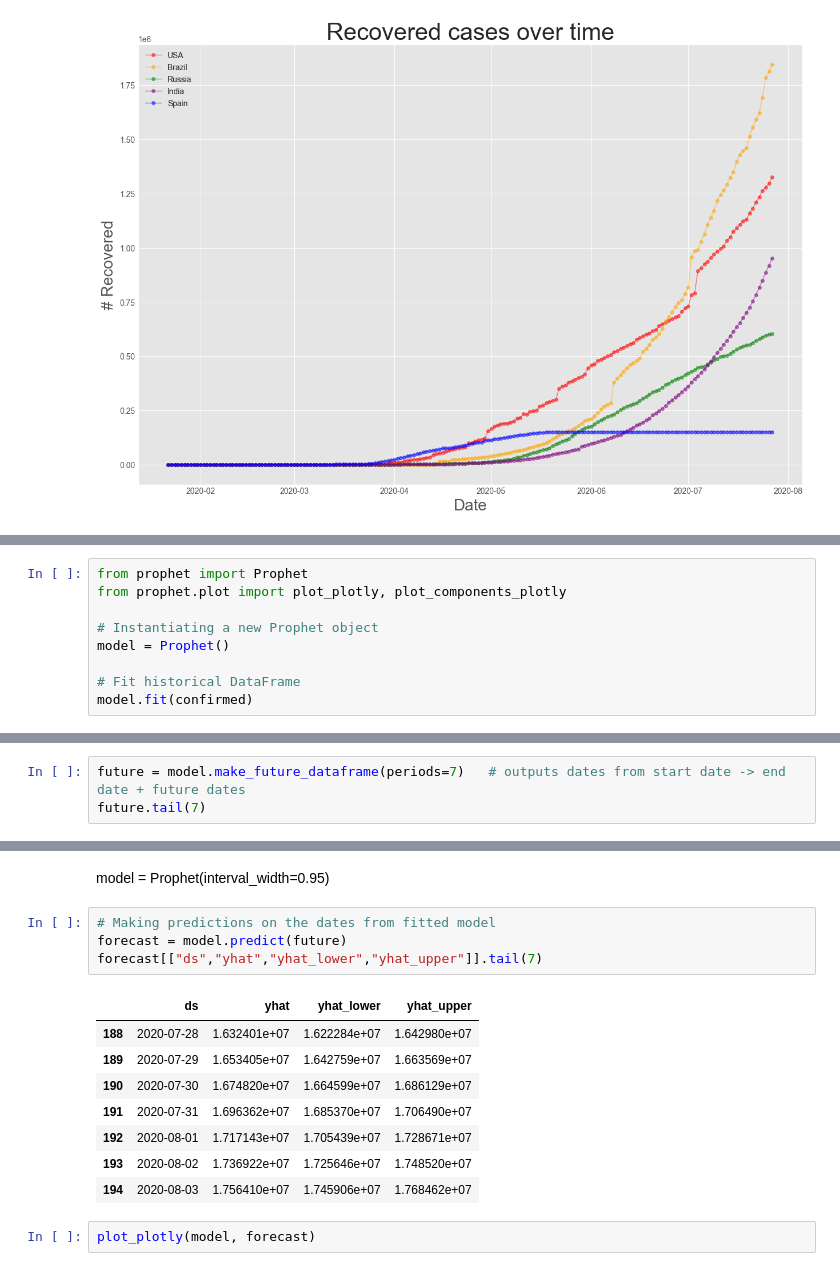
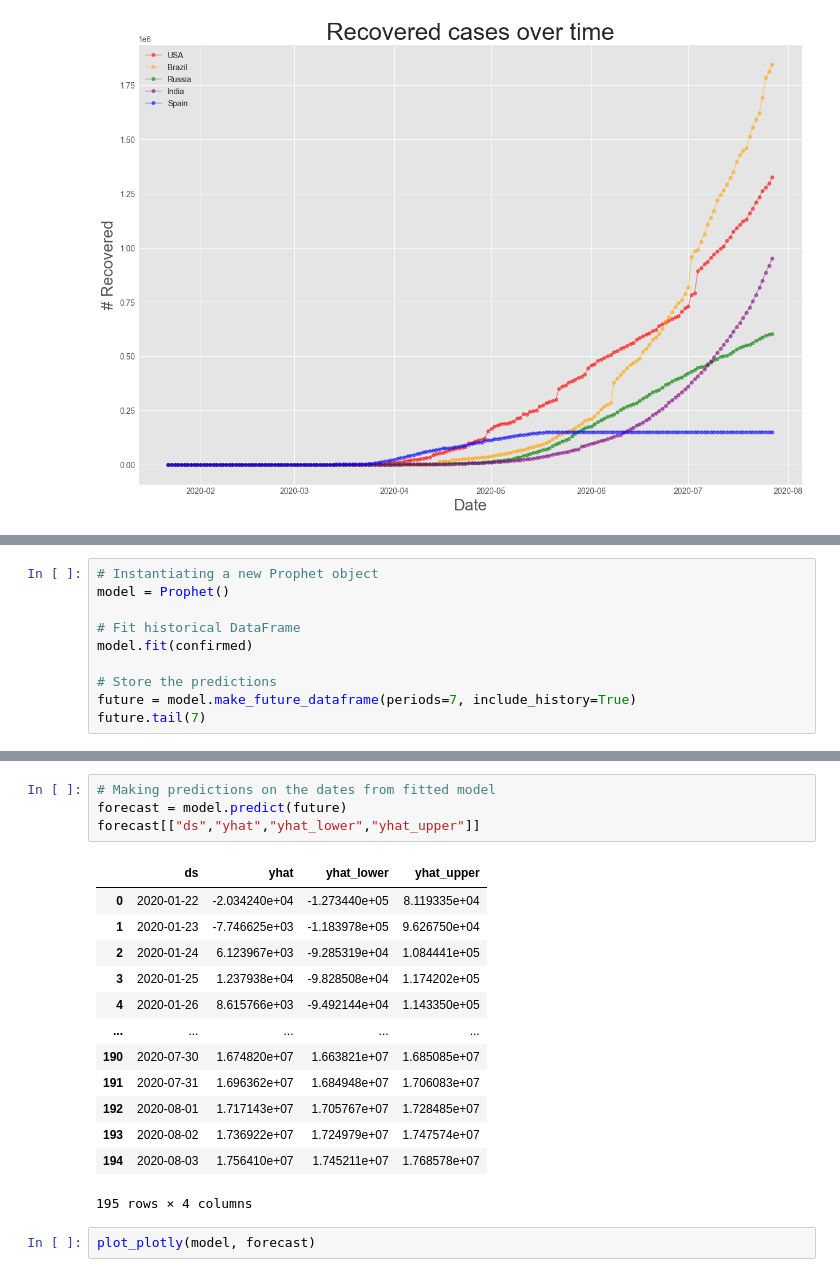
Before and after one commit to soumyadeepghoshGG/COVID-19-Time-Series-Analysis, a Jupyter notebook: COVID_19.ipynb, the cells around one changed output, grey strips where cells are left out. Saved outputs shown, nothing was run; the diff lists cells and outputs as text.

```diff
--- a/COVID_19.ipynb
+++ b/COVID_19.ipynb
@@ -407,10 +428,11 @@ confirmed
 # %%
-from prophet import Prophet
-from prophet.plot import plot_plotly, plot_components_plotly
-
 # Instantiating a new Prophet object
 model = Prophet()
 
 # Fit historical DataFrame
 model.fit(confirmed)
+
+# Store the predictions
+future = model.make_future_dataframe(periods=7, include_history=True)
+future.tail(7)
 # %% [output]
@@ -420,3 +448,0 @@ model.fit(confirmed)
-# %%
-future = model.make_future_dataframe(periods=7)   # outputs dates from start date -> end date + future dates
-future.tail(7)
@@ -432,18 +449,21 @@ future.tail(7)
-# %% [markdown]
-model = Prophet(interval_width=0.95)
 # %%
 # Making predictions on the dates from fitted model
 forecast = model.predict(future)
-forecast[["ds","yhat","yhat_lower","yhat_upper"]].tail(7)
+forecast[["ds","yhat","yhat_lower","yhat_upper"]]
 # %% [output]
 |  | ds | yhat | yhat_lower | yhat_upper |
-| 188 | 2020-07-28 | 1.632401e+07 | 1.622284e+07 | 1.642980e+07 |
-| 189 | 2020-07-29 | 1.653405e+07 | 1.642759e+07 | 1.663569e+07 |
-| 190 | 2020-07-30 | 1.674820e+07 | 1.664599e+07 | 1.686129e+07 |
-| 191 | 2020-07-31 | 1.696362e+07 | 1.685370e+07 | 1.706490e+07 |
-| 192 | 2020-08-01 | 1.717143e+07 | 1.705439e+07 | 1.728671e+07 |
-| 193 | 2020-08-02 | 1.736922e+07 | 1.725646e+07 | 1.748520e+07 |
-| 194 | 2020-08-03 | 1.756410e+07 | 1.745906e+07 | 1.768462e+07 |
+| 0 | 2020-01-22 | -2.034240e+04 | -1.273440e+05 | 8.119335e+04 |
+| 1 | 2020-01-23 | -7.746625e+03 | -1.183978e+05 | 9.626750e+04 |
+| 2 | 2020-01-24 | 6.123967e+03 | -9.285319e+04 | 1.084441e+05 |
+| 3 | 2020-01-25 | 1.237938e+04 | -9.828508e+04 | 1.174202e+05 |
+| 4 | 2020-01-26 | 8.615766e+03 | -9.492144e+04 | 1.143350e+05 |
+| ... | ... | ... | ... | ... |
+| 190 | 2020-07-30 | 1.674820e+07 | 1.663821e+07 | 1.685085e+07 |
+| 191 | 2020-07-31 | 1.696362e+07 | 1.684948e+07 | 1.706083e+07 |
+| 192 | 2020-08-01 | 1.717143e+07 | 1.705767e+07 | 1.728485e+07 |
+| 193 | 2020-08-02 | 1.736922e+07 | 1.724979e+07 | 1.747574e+07 |
+| 194 | 2020-08-03 | 1.756410e+07 | 1.745211e+07 | 1.768578e+07 |
+195 rows × 4 columns
 # %%
 plot_plotly(model, forecast)
 # %%
```
Also changed, not shown: parts of 30 cells of this notebook, 1 other file.
